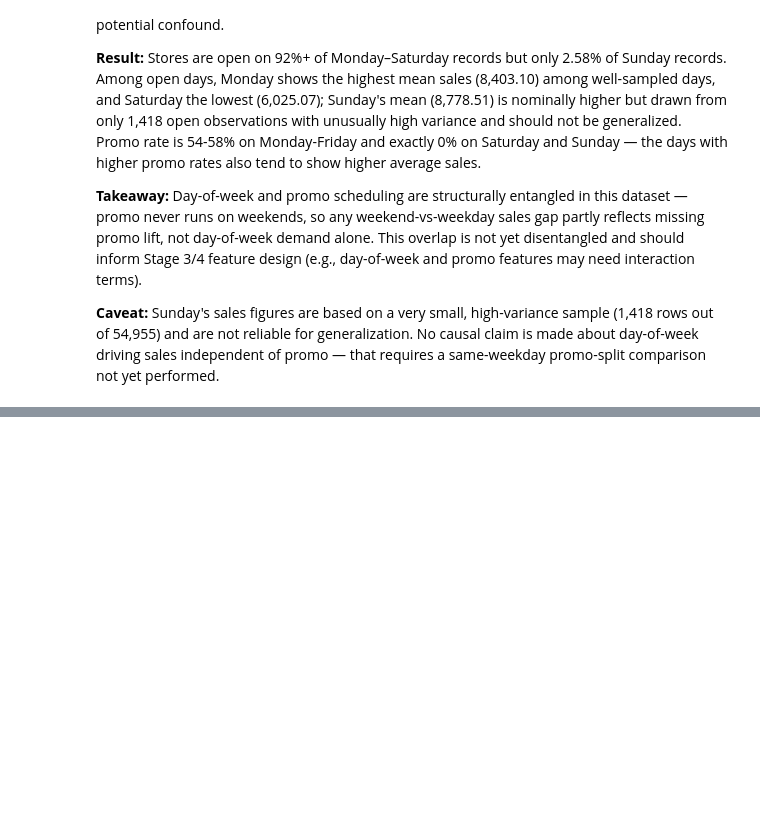
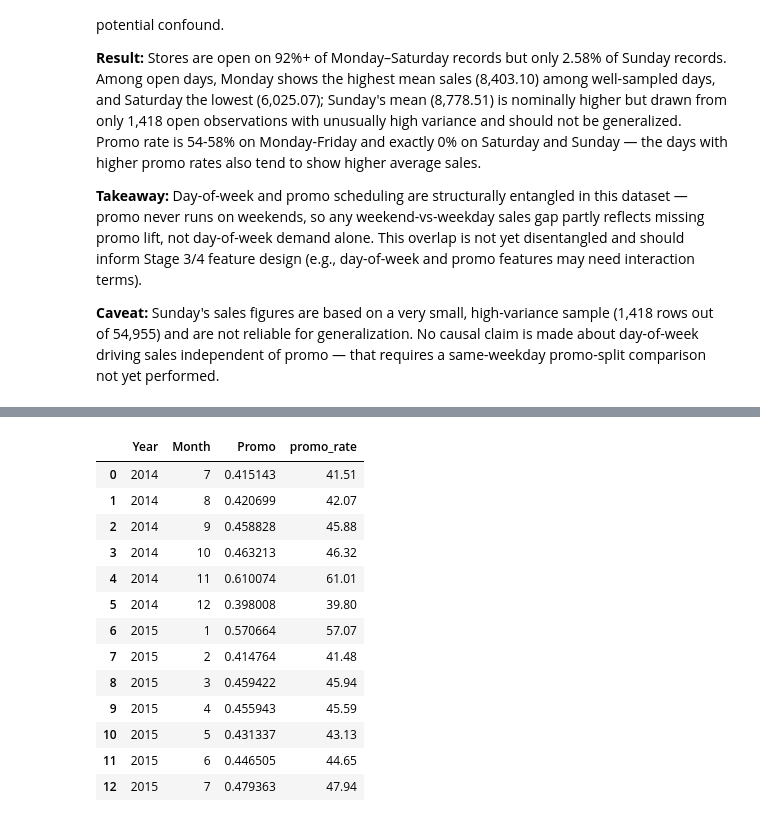
Before and after one commit to Aliraza-Amjad-Shaikh/demand-lens, a Jupyter notebook: notebooks/02_eda.ipynb, the cells around one changed output, grey strips where cells are left out. Saved outputs shown, nothing was run; the diff lists cells and outputs as text; code cells hidden in the pictures; blank space fills up the shorter version.

```diff
--- a/notebooks/02_eda.ipynb
+++ b/notebooks/02_eda.ipynb
@@ -846,0 +900,21 @@ plt.show()
+# %%
+monthly_promo = open_days.groupby(['Year', 'Month'])['Promo'].mean().reset_index()
+
+monthly_promo['promo_rate'] = (monthly_promo['Promo'] * 100).round(2)
+
+monthly_promo
+# %% [output]
+|  | Year | Month | Promo | promo_rate |
+| 0 | 2014 | 7 | 0.415143 | 41.51 |
+| 1 | 2014 | 8 | 0.420699 | 42.07 |
+| 2 | 2014 | 9 | 0.458828 | 45.88 |
+| 3 | 2014 | 10 | 0.463213 | 46.32 |
+| 4 | 2014 | 11 | 0.610074 | 61.01 |
+| 5 | 2014 | 12 | 0.398008 | 39.80 |
+| 6 | 2015 | 1 | 0.570664 | 57.07 |
+| 7 | 2015 | 2 | 0.414764 | 41.48 |
+| 8 | 2015 | 3 | 0.459422 | 45.94 |
+| 9 | 2015 | 4 | 0.455943 | 45.59 |
+| 10 | 2015 | 5 | 0.431337 | 43.13 |
+| 11 | 2015 | 6 | 0.446505 | 44.65 |
+| 12 | 2015 | 7 | 0.479363 | 47.94 |
```
Also changed, not shown: parts of 4 cells of this notebook, 1 other file.
